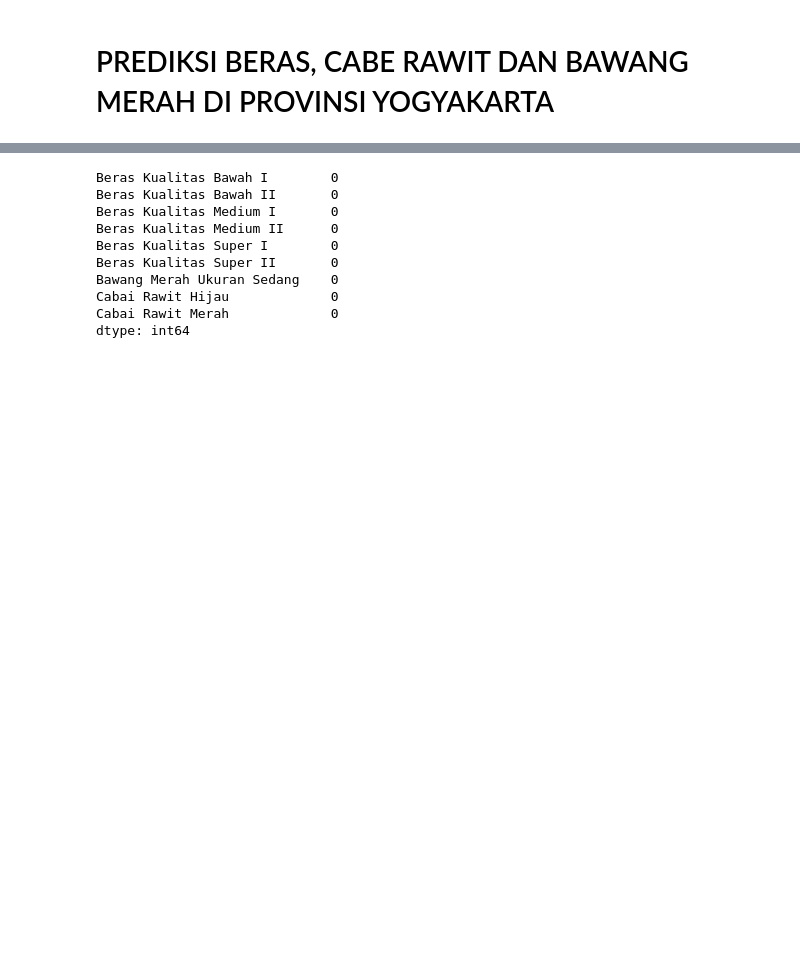
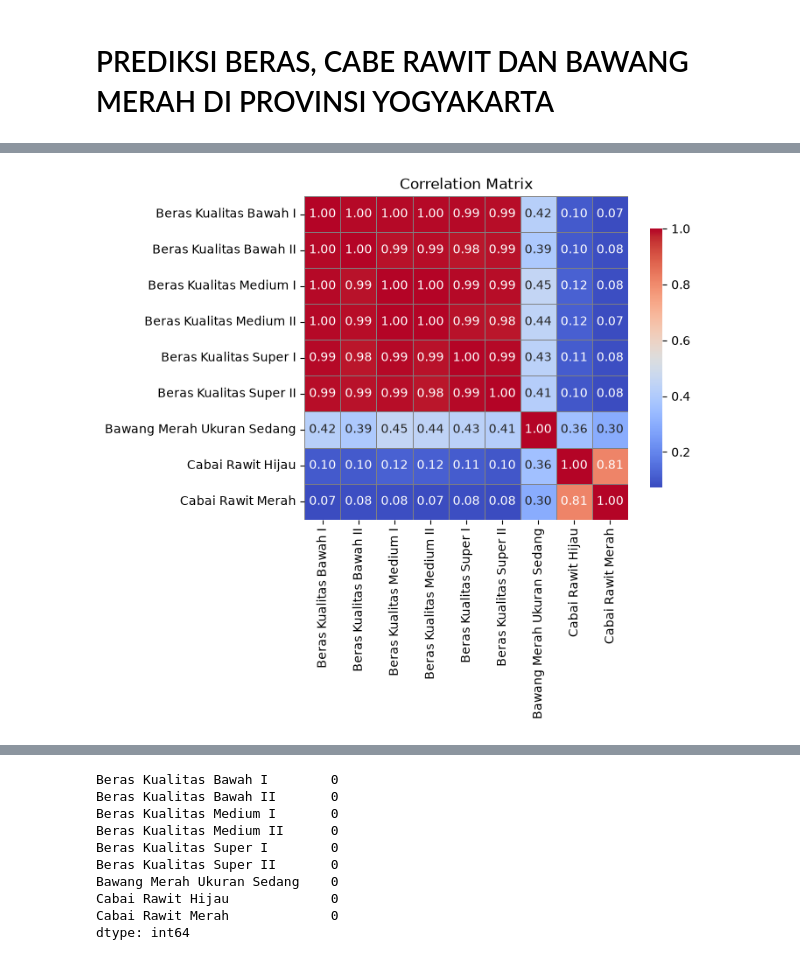
Before and after one commit to YosiaCoKR/program-skripsi, a Jupyter notebook: code.ipynb, the cells around one changed output, grey strips where cells are left out. Cells and saved outputs as stored; diff of their text form; code cells hidden in the pictures; blank space fills up the shorter version.

```diff
--- a/code.ipynb
+++ b/code.ipynb
@@ -42,2 +58,18 @@ dtype: object
+# %%
+matrix_corr = df[nums_cols].corr()
+sns.heatmap(
+    matrix_corr,
+    annot=True,
+    cmap="coolwarm",
+    fmt=".2f",
+    square=True,
+    cbar_kws={"shrink": 0.8},
+    linewidths=0.5,
+    linecolor="gray",
+)
+plt.title("Correlation Matrix")
+plt.show()
+# %% [output]
+[figure, added]
 # %%
 df.isnull().sum()
```
Also changed, not shown: parts of 11 cells of this notebook, 1 other file.
